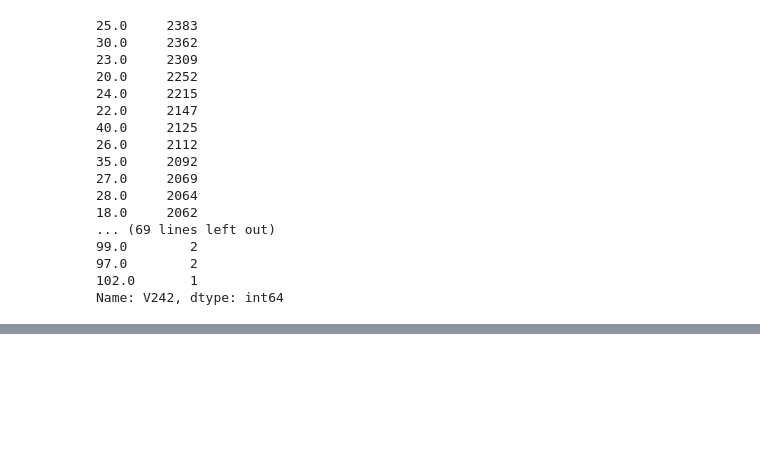
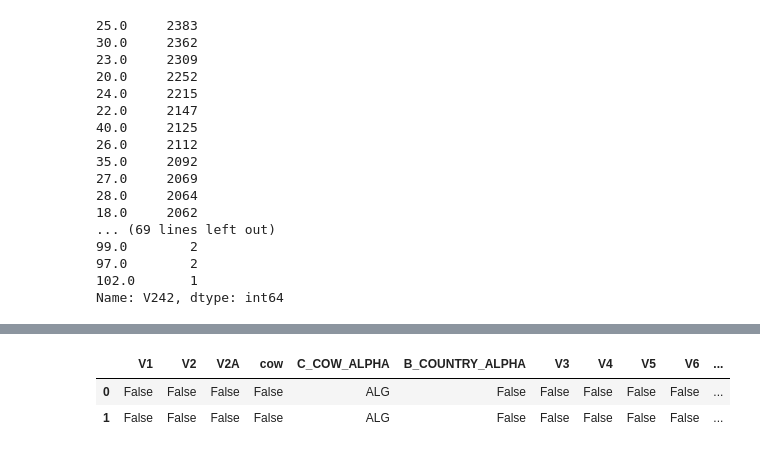
Before and after one commit to ocnrandolph/Evaluating_Happiness, a Jupyter notebook: notebooks/WVS_wave_6_data_cleaning.ipynb, the cells around one changed output, grey strips where cells are left out. Cells and saved outputs as stored; diff of their text form; code cells hidden in the pictures; blank space fills up the shorter version.

```diff
--- a/notebooks/WVS_wave_6_data_cleaning.ipynb
+++ b/notebooks/WVS_wave_6_data_cleaning.ipynb
@@ -572,0 +623,7 @@ Name: V242, dtype: int64
+# %%
+# check to see that things are looking the way they should
+cleaning_missing_pct.head(2)
+# %% [output]
+|  | V1 | V2 | V2A | cow | C_COW_ALPHA | B_COUNTRY_ALPHA | V3 | V4 | V5 | V6 | ... |
+| 0 | False | False | False | False | ALG | False | False | False | False | False | ... |
+| 1 | False | False | False | False | ALG | False | False | False | False | False | ... |
```
Also changed, not shown: parts of 10 cells of this notebook.
